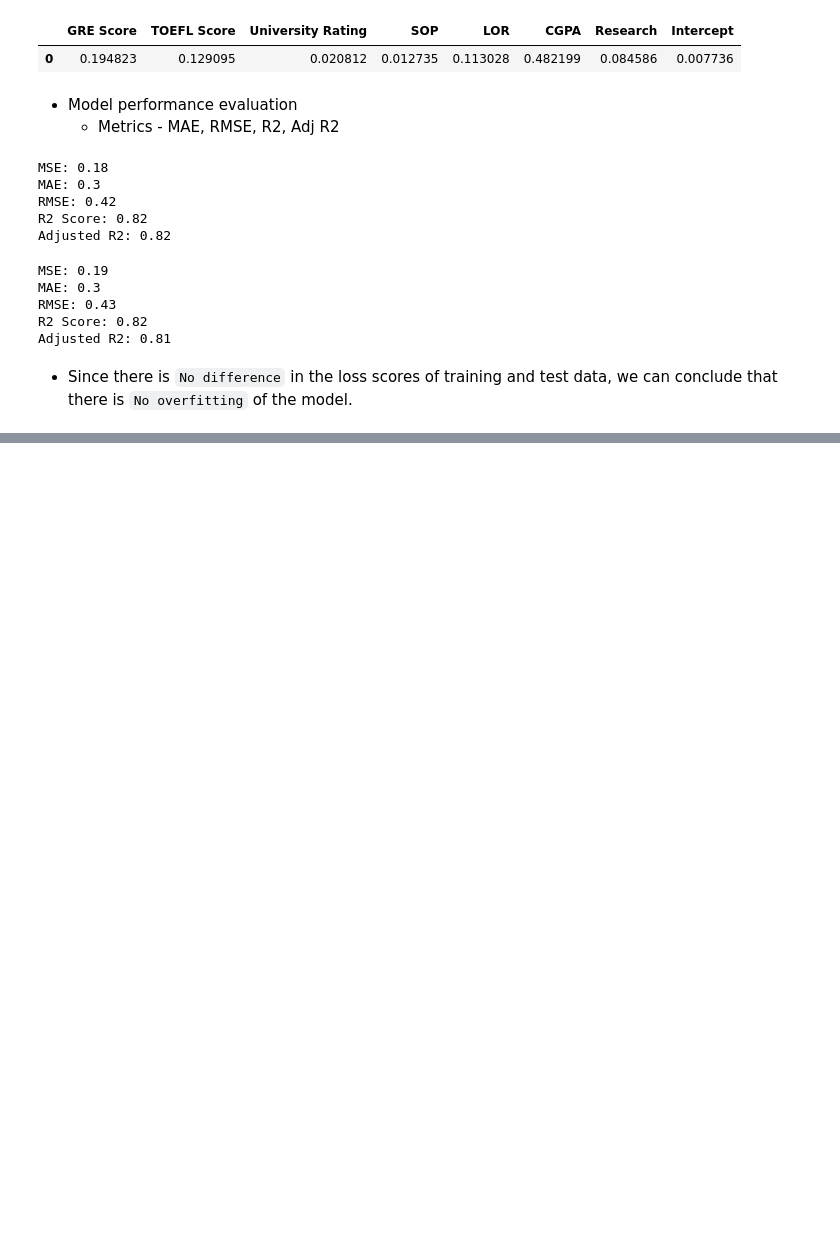
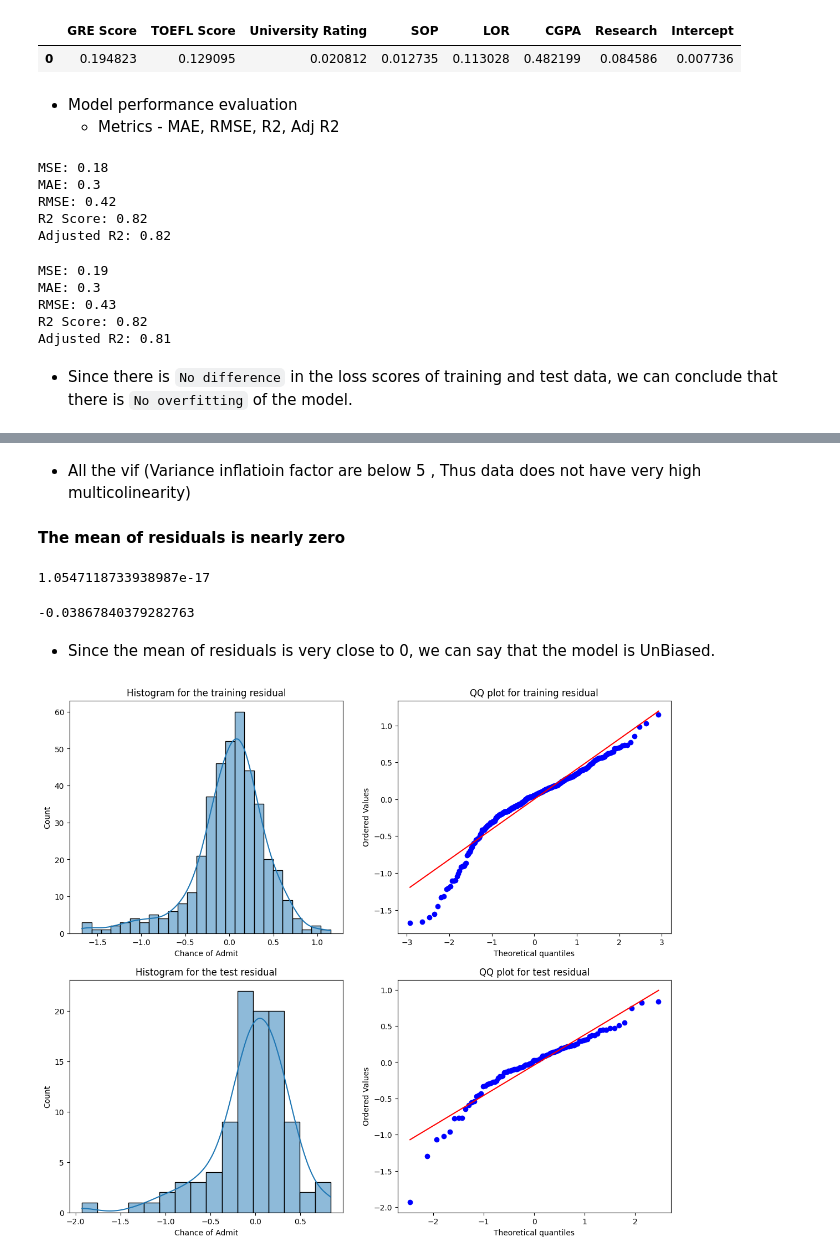
Before and after one commit to mohithsaran/Jamboree_ML, a Jupyter notebook: ml.ipynb, the cells around one changed output, grey strips where cells are left out. Cells and saved outputs as stored; diff of their text form; code cells hidden in the pictures; blank space fills up the shorter version.

Commit message:
Completed Tests of Assumptions

```diff
--- a/ml.ipynb
+++ b/ml.ipynb
@@ -438,0 +462,39 @@ Adjusted R2: 0.81
+# %% [markdown]
+- All the vif (Variance inflatioin factor are below 5 , Thus data does not have very high multicolinearity)
+#### **The mean of residuals is nearly zero**
+# %%
+#Calculate residuals for train
+residual_tr = (y_train - y_pred_train)
+residual_tr.mean()
+# %% [output]
+1.0547118733938987e-17
+# %%
+# Calculate residuals for test:
+residual_tst = (y_test - y_pred_test)
+residual_tst.mean()
+# %% [output]
+-0.03867840379282763
+# %% [markdown]
+- Since the mean of residuals is very close to 0, we can say that the model is UnBiased.
+# %%
+plt.figure(figsize=(14,12))
+plt.subplot(2,2,1)
+sns.histplot(residual_tr,kde = True)
+plt.title('Histogram for the training residual')
+
+plt.subplot(2,2,2)
+stats.probplot(residual_tr, plot = plt)
+plt.title('QQ plot for training residual')
+
+
+plt.subplot(2,2,3)
+sns.histplot(residual_tst,kde = True)
+plt.title('Histogram for the test residual')
+
+plt.subplot(2,2,4)
+stats.probplot(residual_tst, plot = plt)
+plt.title('QQ plot for test residual')
+
+plt.show()
+# %% [output]
+[figure, added]
```
Also changed, not shown: parts of 13 cells of this notebook.
